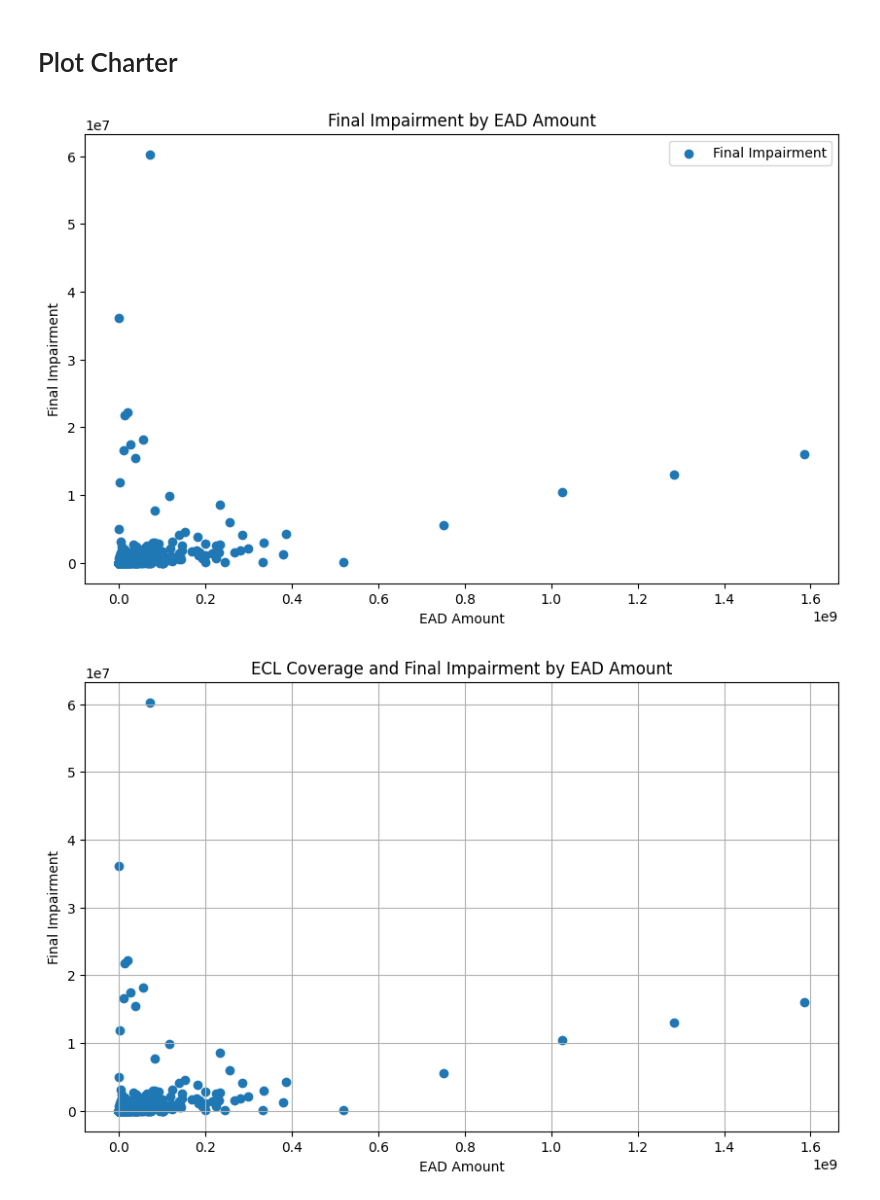
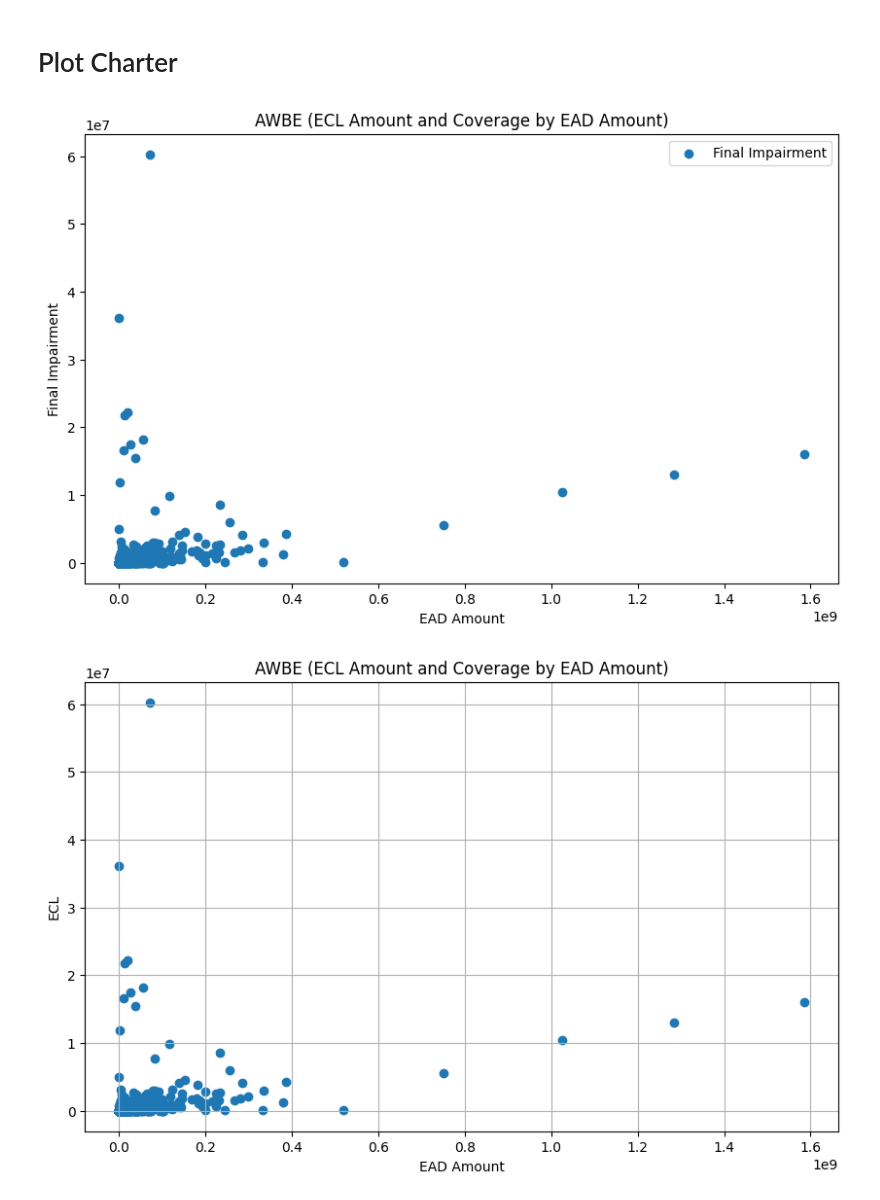
Before and after one commit to alisamirs/AuditMaster, a Jupyter notebook: AWBE ECL.ipynb, the cells around one changed output. Saved outputs shown, nothing was run; the diff lists cells and outputs as text; code cells hidden in the pictures.

```diff
--- a/AWBE ECL.ipynb
+++ b/AWBE ECL.ipynb
@@ -124,14 +124,14 @@ df
 # %%
 plt.figure(figsize=(10,6))
 plt.scatter(df["EAD Amount"], df["Final Impairment"], label="Final Impairment")
 #plt.scatter(df["EAD Amount"], df['ECL_Coverage'], label='ECL Coverage')
 plt.xlabel('EAD Amount')
 plt.ylabel('Final Impairment')
-plt.title('Final Impairment by EAD Amount')
+plt.title('AWBE (ECL Amount and Coverage by EAD Amount)')
 plt.legend()
 plt.show()
 # %% [output]
-[figure, old version]
+[figure, new version]
 # %%
 import plotly.graph_objects as go
 import nbformat
@@ -153,11 +153,11 @@ fig.show()
 # %%
 plt.figure(figsize=(10, 6))  # Adjust figure size as needed
 plt.scatter(df["EAD Amount"], df["Final Impairment"])
-plt.title("ECL Coverage and Final Impairment by EAD Amount")
+plt.title("AWBE (ECL Amount and Coverage by EAD Amount)")
 plt.xlabel("EAD Amount")
-plt.ylabel("Final Impairment")
+plt.ylabel("ECL")
 plt.grid(True)  # Add grid lines (optional)
 plt.savefig("matplotlib_plot.png")  # Save as a PNG image
 plt.show() #show the plot in the notebook.
 # %% [output]
-[figure, old version]
+[figure, new version]
```
Also changed, not shown: parts of 1 cell of this notebook, 2 other files.
